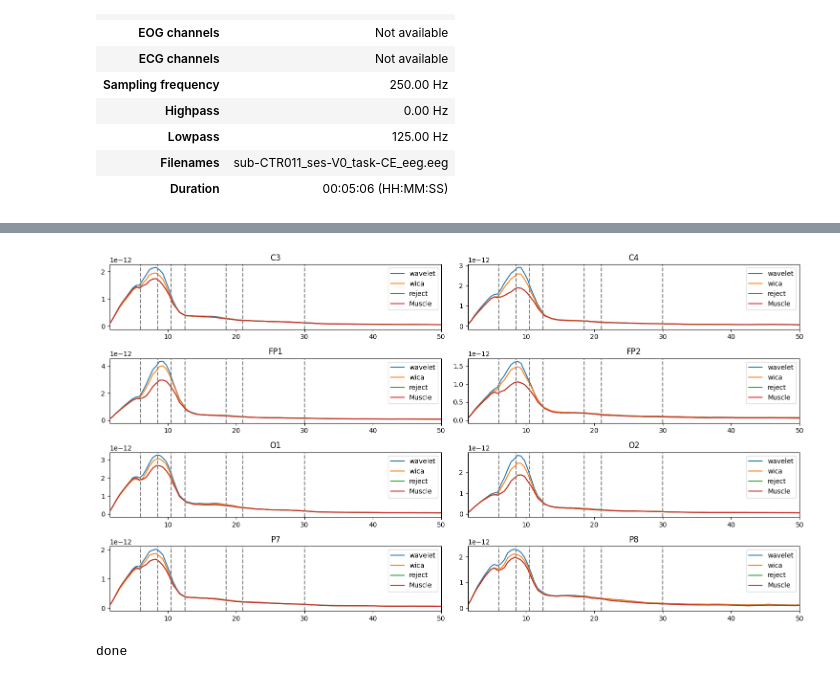
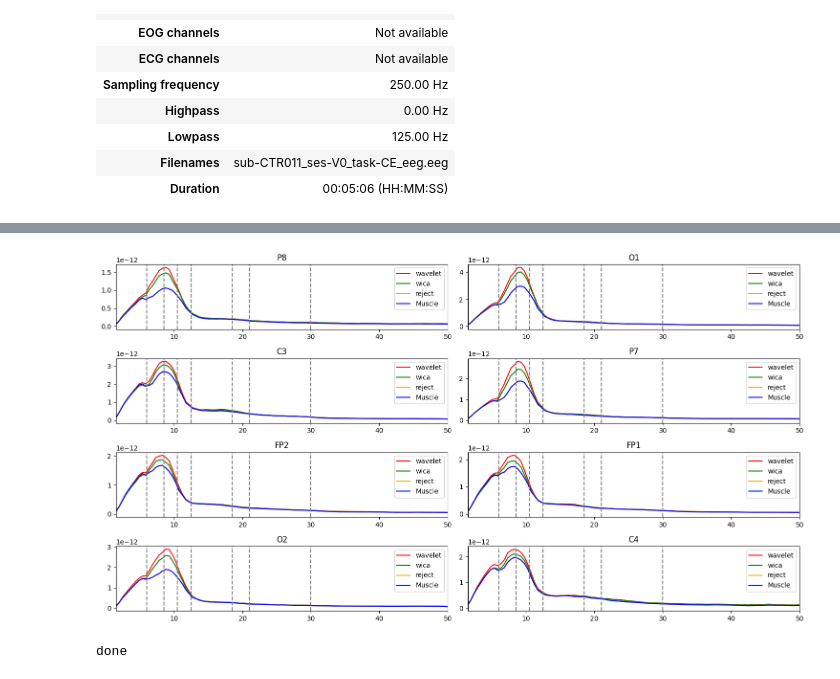
Before and after one commit to GRUNECO/eeg_harmonization, a Jupyter notebook: misc/check_stages_prep.ipynb, the cells around one changed output, grey strips where cells are left out. Saved outputs shown, nothing was run; the diff lists cells and outputs as text; code cells hidden in the pictures.

```diff
--- a/misc/check_stages_prep.ipynb
+++ b/misc/check_stages_prep.ipynb
@@ -188,9 +171,9 @@ for space in space_names:
     row = row_index // 2  # Determina la fila del subplot
     col = row_index % 2   # Determina la columna del subplot
 
-    axs[row, col].plot(ffo_prep, ss_prep, label='Prep',color='y')
+    #axs[row, col].plot(ffo_prep, ss_prep, label='Prep',color='y')
     #axs[row, col].plot(ffo_wica, ss_wica, label='wICA',color='m')
-    #axs[row, col].plot(ffo_reject, ss_reject, label='Reject',color='b', linestyle='--')
+    axs[row, col].plot(ffo_reject, ss_reject, label='Reject',color='b', linestyle='--')
     axs[row, col].set_xlim(20, 50)
     axs[row, col].legend()
     axs[row, col].set_title(space)  # Utiliza 'space' en lugar de 'ch' para el título
@@ -520,18 +491,19 @@ print(signal_DM.info.ch_names)
 num_rows=4
 fig, axs = plt.subplots(num_rows, 2, figsize=(15, 2*num_rows))
 row_index=0
+colors=['m','r','g','orange','b']
 for i,ch in enumerate(signal_uploaded.info.ch_names):
-    print(ch)
     row = row_index // 2  # Determina la fila del subplot
     col = row_index % 2
-    axs[row,col].plot(signal_uploaded.get_data()[i,:],label='raw')
-    axs[row,col].plot(signal_wavelet.get_data()[i,:],label='wavelet')
-    axs[row,col].plot(signal_wica.get_data()[i,:],label='wica')
-    axs[row,col].plot(signal_reject.get_data()[i,:],label='reject')
-    axs[row,col].plot(signal_DM.get_data()[i,:],label='Muscle')
+    axs[row,col].plot(signal_uploaded.get_data()[i,10000:10250],label='raw',color=colors[0])
+    axs[row,col].plot(signal_wavelet.get_data()[i,10000:10250],label='wavelet',color=colors[1])
+    axs[row,col].plot(signal_wica.get_data()[i,10000:10250],label='wica',color=colors[2])
+    axs[row,col].plot(signal_reject.get_data()[i,10000:10250],label='reject',color=colors[3])
+    axs[row,col].plot(signal_DM.get_data()[i,10000:10250],label='Muscle',color=colors[4], linestyle='--')
     axs[row, col].legend()
     row_index += 1
     axs[row, col].set_title(ch)
+plt.title('Ctr11')
 plt.tight_layout()
 plt.show()
 # %% [output]
@@ -547,6 +511,6 @@ P8
 # %%
 from sovachronux.qeeg_psd_chronux import qeeg_psd_chronux
-def periodogram(signal_filtered,sampling_frecuency,bands,epoch_length=2,all=False):
+def periodogram(signal_filtered,sampling_frecuency,bands,epoch_length=2,all=False,channels=list):
 
       '''
       Funtion to obtain the periodogram of each logmar for each signal using Multitaper
@@ -572,7 +536,7 @@ def periodogram(signal_filtered,sampling_frecuency,bands,epoch_length=2,all=Fals
             #f, Pxx = signal.welch(signal_filtered[:,ch], fs, nperseg=fs*2, nfft=None, return_onesided=True)
             #s=signal_filtered[ch,:].reshape(-1, 1)
             ss, ffo,pot = qeeg_psd_chronux(sources_epoch[ch,:,:], sampling_frecuency,bands,normalized=True,spectro=True)
-            c_pot[f'C{ch + 1}']=pot #esto devuelve un diccionario con las potencias en cada canal
+            c_pot[channels[ch]]=pot #esto devuelve un diccionario con las potencias en cada canal
             c_spect.append(ss) #Espectros
             c_frq.append(ffo) #frecuncias
 
@@ -595,8 +559,8 @@ bands ={'Delta':(4,6),
         }
 x_line=[6,8.5,10.5,12.5,18.5,21,30,45]
 
-pot,ss,ffo=periodogram(signal_uploaded.get_data(), signal_uploaded.info['sfreq'], bands,all=True)
-pot_wav,ss_wav,ffo_wav=periodogram(signal_wavelet.get_data(), signal_wavelet.info['sfreq'], bands,all=True)
-pot_wica,ss_wica,ffo_wica=periodogram(signal_wica.get_data(), signal_wica.info['sfreq'], bands,all=True)
-pot_reject,ss_reject,ffo_reject=periodogram(signal_reject.get_data(), signal_reject.info['sfreq'], bands,all=True)
-pot_dm,ss_dm,ffo_dm=periodogram(signal_DM.get_data(), signal_DM.info['sfreq'], bands,all=True)
+pot,ss,ffo=periodogram(signal_uploaded.get_data(), signal_uploaded.info['sfreq'], bands,all=True,channels=signal_uploaded.info['ch_names'])
+pot_wav,ss_wav,ffo_wav=periodogram(signal_wavelet.get_data(), signal_wavelet.info['sfreq'], bands,all=True,channels=signal_wavelet.info.ch_names)
+pot_wica,ss_wica,ffo_wica=periodogram(signal_wica.get_data(), signal_wica.info['sfreq'], bands,all=True,channels=signal_wica.info.ch_names)
+pot_reject,ss_reject,ffo_reject=periodogram(signal_reject.get_data(), signal_reject.info['sfreq'], bands,all=True,channels=signal_reject.info.ch_names)
+pot_dm,ss_dm,ffo_dm=periodogram(signal_DM.get_data(), signal_DM.info['sfreq'], bands,all=True,channels=signal_DM.info.ch_names)
@@ -603,25 +572,26 @@ pot_dm,ss_dm,ffo_dm=periodogram(signal_DM.get_data(), signal_DM.info['sfreq'], b
 # %%
 num_rows=4
 fig1, axs1 = plt.subplots(num_rows, 2, figsize=(15, 2*num_rows))
 row_index=0
 x_line = [6, 8.5, 10.5, 12.5, 18.5, 21, 30]
-for i,ch in enumerate(sorted(signal_uploaded.info.ch_names)):
+colors=['m','r','g','orange','b']
+for i,ch in enumerate(signal_uploaded.info.ch_names):
     row = row_index // 2  # Determina la fila del subplot
     col = row_index % 2
-    #axs1[row,col].plot(ffo[i],ss[i],label='raw')
-    axs1[row,col].plot(ffo_wav[i],ss_wav[i],label='wavelet')
-    axs1[row,col].plot(ffo_wica[i],ss_wica[i],label='wica')
-    axs1[row,col].plot(ffo_reject[i],ss_reject[i],label='reject')
-    axs1[row,col].plot(ffo_dm[i],ss_dm[i],label='Muscle')
+    #axs1[row,col].plot(ffo[i],ss[i],label='raw',color=colors[0])
+    axs1[row,col].plot(ffo_wav[i],ss_wav[i],label='wavelet',color=colors[1])
+    axs1[row,col].plot(ffo_wica[i],ss_wica[i],label='wica',color=colors[2])
+    axs1[row,col].plot(ffo_reject[i],ss_reject[i],label='reject',color=colors[3])
+    axs1[row,col].plot(ffo_dm[i],ss_dm[i],label='Muscle',color=colors[4])
     axs1[row, col].legend()
     row_index += 1
     axs1[row, col].set_title(ch)
     axs1[row, col].set_xlim(1.5, 50)
     for x in x_line:
         axs1[row, col].axvline(x=x, color='gray', linestyle='--')
 plt.tight_layout()
 plt.show()
 print('done')
 # %% [output]
-[figure, old version]
+[figure, new version]
 done
```
Also changed, not shown: parts of 11 cells of this notebook.
